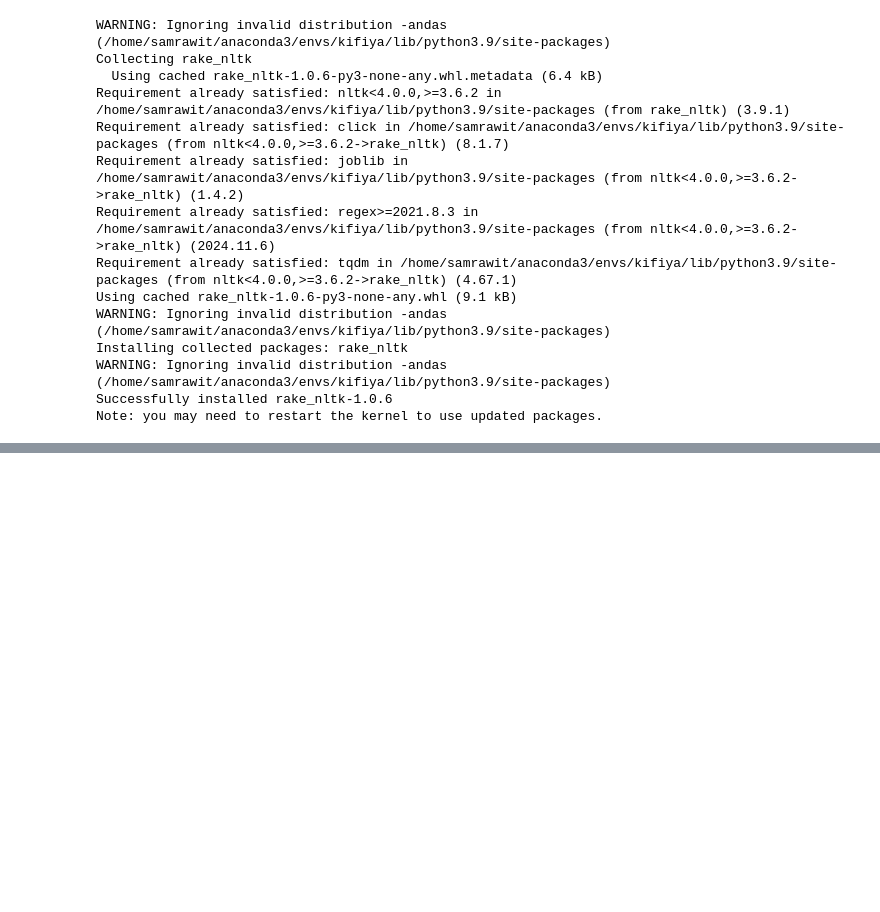
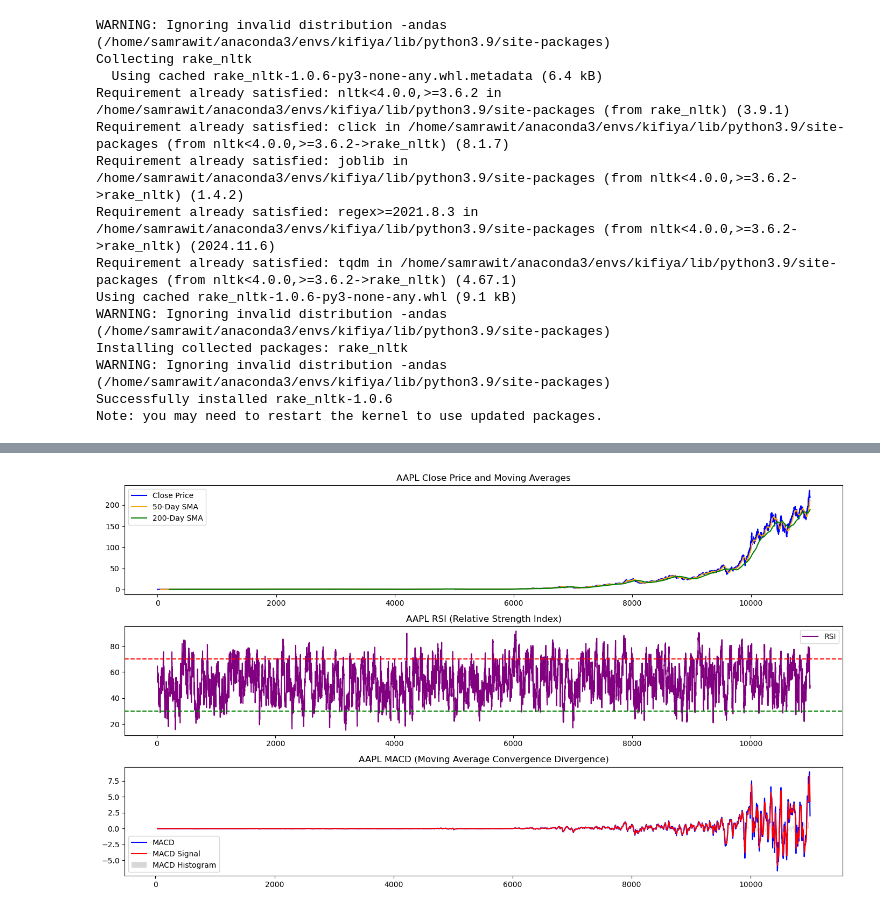
Before and after one commit to SamrawitMM/NovaSentimentAnalytics, a Jupyter notebook: notebooks/data_processing.ipynb, the cells around one changed output, grey strips where cells are left out. Cells and saved outputs as stored; diff of their text form; code cells hidden in the pictures; blank space fills up the shorter version.

Commit message:
indicators calculated for the stocks of the six companies

```diff
--- a/notebooks/data_processing.ipynb
+++ b/notebooks/data_processing.ipynb
@@ -509,0 +582,79 @@ Note: you may need to restart the kernel to use updated packages.
+# %%
+import talib
+import pandas as pd
+import matplotlib.pyplot as plt
+
+
+
+# List of stock symbols
+stocks = ["AAPL", "AMZN", "GOOG", "META", "MSFT", "NVDA"]
+
+# List of indicators to calculate
+indicators = {
+    'SMA_50': {'function': talib.SMA, 'args': {'timeperiod': 50}},
+    'SMA_200': {'function': talib.SMA, 'args': {'timeperiod': 200}},
+    'RSI': {'function': talib.RSI, 'args': {'timeperiod': 14}},
+    'MACD': {'function': talib.MACD, 'args': {'fastperiod': 12, 'slowperiod': 26, 'signalperiod': 9}},
+}
+
+# Process each stock's data
+for var_name in stocks:
+    df = processed_data[var_name]  # Retrieve the stock's dataframe from processed_data
+
+    # Convert the 'Close' column to numpy array
+    close_prices = df['Close'].values  # TA-Lib needs numpy arrays, not pandas series
+
+    # Apply each indicator
+    for indicator_name, indicator in indicators.items():
+        func = indicator['function']
+        args = indicator['args']
+
+        # Calculate the indicator
+        if indicator_name == 'MACD':
+            # MACD returns three values: MACD line, MACD Signal, MACD Histogram
+            macd, macd_signal, macd_hist = func(close_prices, **args)
+            df['MACD'] = pd.Series(macd, index=df.index)
+            df['MACD_signal'] = pd.Series(macd_signal, index=df.index)
+            df['MACD_hist'] = pd.Series(macd_hist, index=df.index)
+
+        else:
+            # For SMA and RSI, they return a single value
+            df[indicator_name] = func(close_prices, **args)
+
+    # Display the first and last few rows for verification
+    print(f"Processed data for {var_name}:")
+    print(df[['Close', 'SMA_50', 'SMA_200', 'RSI', 'MACD', 'MACD_signal', 'MACD_hist']].head())
+
+    print(df[['Close', 'SMA_50', 'SMA_200', 'RSI', 'MACD', 'MACD_signal', 'MACD_hist']].tail())
+
+    # Plotting for each stock (AAPL, AMZN, GOOG, META, MSFT, NVDA)
+    plt.figure(figsize=(14, 8))
+
+    # Plot Closing Price, SMA50, and SMA200
+    plt.subplot(3, 1, 1)
+    plt.plot(df['Close'], label='Close Price', color='blue')
+    plt.plot(df['SMA_50'], label='50-Day SMA', color='orange')
+    plt.plot(df['SMA_200'], label='200-Day SMA', color='green')
+    plt.title(f'{var_name} Close Price and Moving Averages')
+    plt.legend()
+
+    # Plot RSI
+    plt.subplot(3, 1, 2)
+    plt.plot(df['RSI'], label='RSI', color='purple')
+    plt.axhline(70, color='red', linestyle='--')
+    plt.axhline(30, color='green', linestyle='--')
+    plt.title(f'{var_name} RSI (Relative Strength Index)')
+    plt.legend()
+
+    # Plot MACD
+    plt.subplot(3, 1, 3)
+    plt.plot(df['MACD'], label='MACD', color='blue')
+    plt.plot(df['MACD_signal'], label='MACD Signal', color='red')
+    plt.bar(df.index, df['MACD_hist'], label='MACD Histogram', color='gray', alpha=0.3)
+    plt.title(f'{var_name} MACD (Moving Average Convergence Divergence)')
+    plt.legend()
+
+    # Display the plots
+    plt.tight_layout()
+    plt.show()
+# %% [output]
@@ -509,0 +678 @@ Note: you may need to restart the kernel to use updated packages.
+[figure, added]
```
Also changed, not shown: parts of 11 cells of this notebook.
